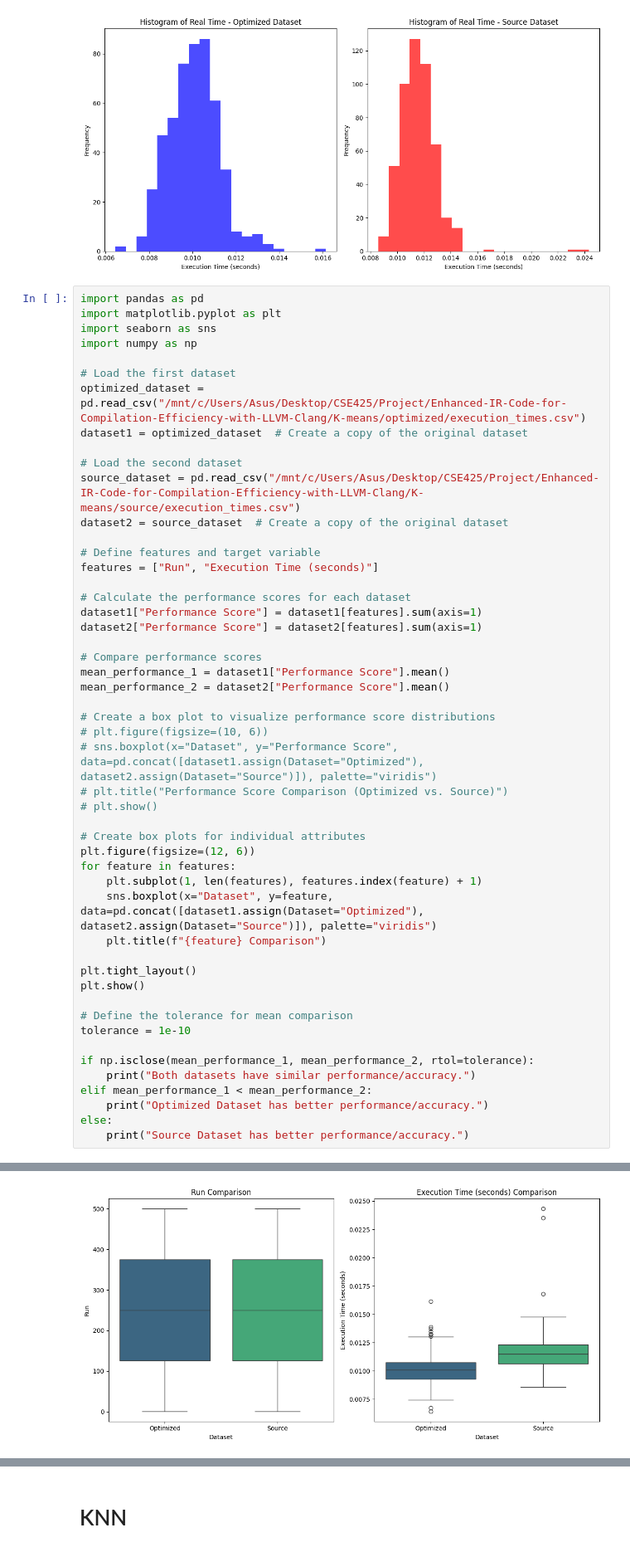
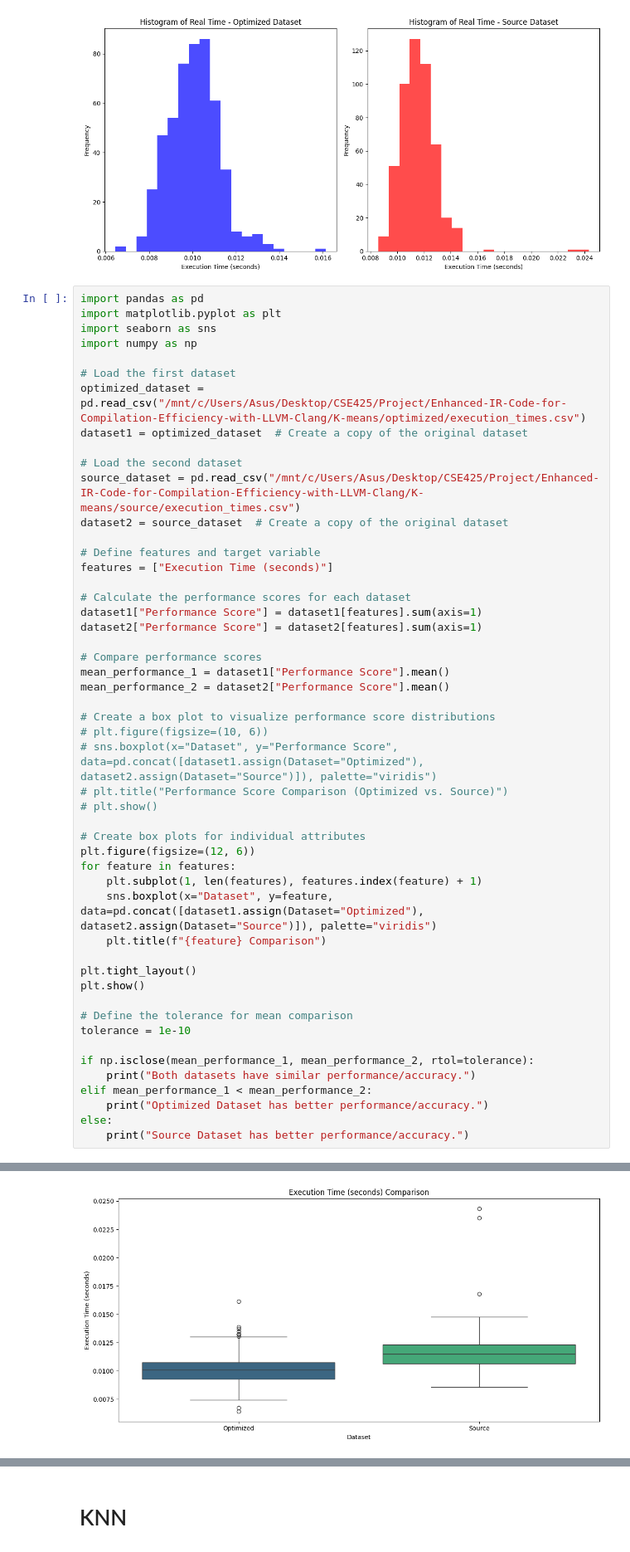
Before and after one commit to HR-Fahim/Enhanced-IR-Code-for-Compilation-Efficiency-with-LLVM-Clang, a Jupyter notebook: IR Code Analysis/IR Code Optimization Log Comparison.ipynb, the cells around one changed output, grey strips where cells are left out. Shown at 83% size. Cells and saved outputs as stored; diff of their text form.

```diff
--- a/IR Code Analysis/IR Code Optimization Log Comparison.ipynb
+++ b/IR Code Analysis/IR Code Optimization Log Comparison.ipynb
@@ -124,7 +124,7 @@ source_dataset = pd.read_csv("/mnt/c/Users/Asus/Desktop/CSE425/Project/Enhanced-
 dataset2 = source_dataset  # Create a copy of the original dataset
 
 # Define features and target variable
-features = ["Run", "Execution Time (seconds)"]
+features = ["Execution Time (seconds)"]
 
 # Calculate the performance scores for each dataset
 dataset1["Performance Score"] = dataset1[features].sum(axis=1)
@@ -170,4 +166,4 @@ Passing `palette` without assigning `hue` is deprecated and will be removed in v
-[figure, old version]
+[figure, new version]
 Optimized Dataset has better performance/accuracy.
 # %% [markdown]
 # KNN
```
Also changed, not shown: parts of 3 cells of this notebook.
